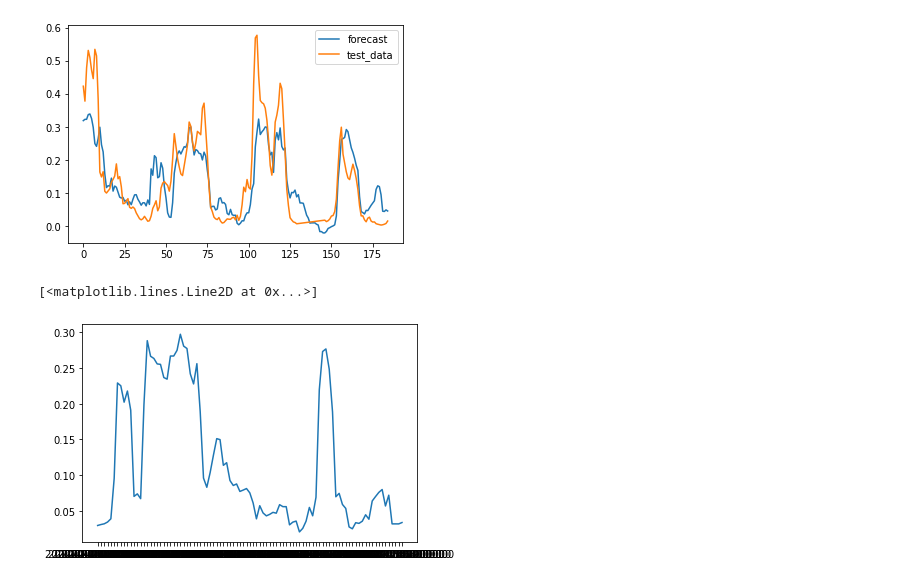
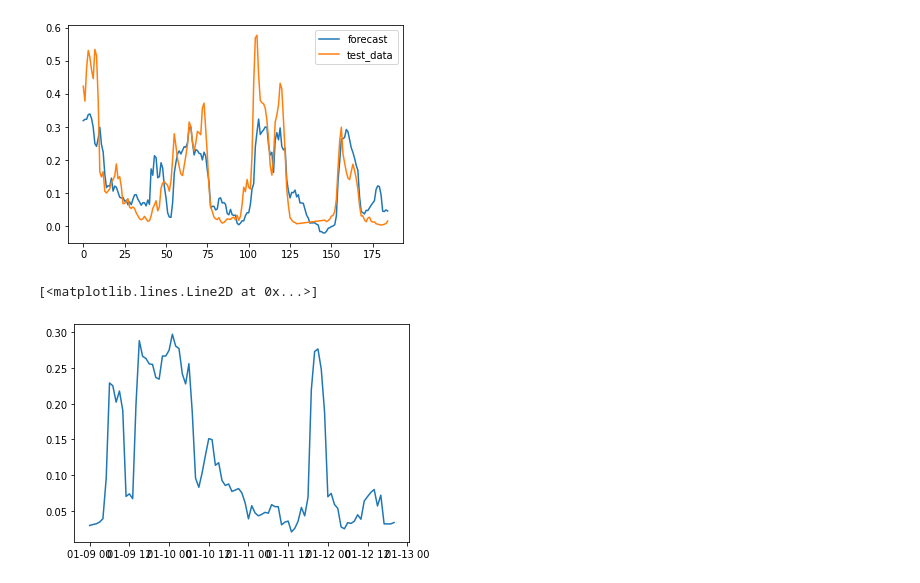
Before and after one commit to Dzhang921/Vistra_Code, a Jupyter notebook: Model_Training.ipynb, the cells around one changed output. Saved outputs shown, nothing was run; the diff lists cells and outputs as text; code cells hidden in the pictures.

Commit message:
Change output format

```diff
--- a/Model_Training.ipynb
+++ b/Model_Training.ipynb
@@ -131,13 +131,17 @@ X_testpred = test_pred.drop(['CF','DATETIME'],axis=1).values
 
 # Refit with entire dataset
 forecast_model.fit(X, y)
+
+# Read in the testdata set for holding output
+test_output = pd.read_excel('Wind_data.xlsx', sheet_name='Predict')
+
 # Do prediction
-test_pred['CF'] = forecast_model.predict(X_testpred)
+test_output['CF'] = forecast_model.predict(X_testpred)
 # %%
 # Plot and View
-plt.plot(test_pred['DATETIME'].values, test_pred['CF'].values)
+plt.plot(test_output['DATETIME'].values, test_output['CF'].values)
 # %% [output]
 [<matplotlib.lines.Line2D at 0x...>]
-[figure, old version]
+[figure, new version]
 # %%
 # Write the output
```
Also changed, not shown: parts of 1 cell of this notebook, 1 other file.
